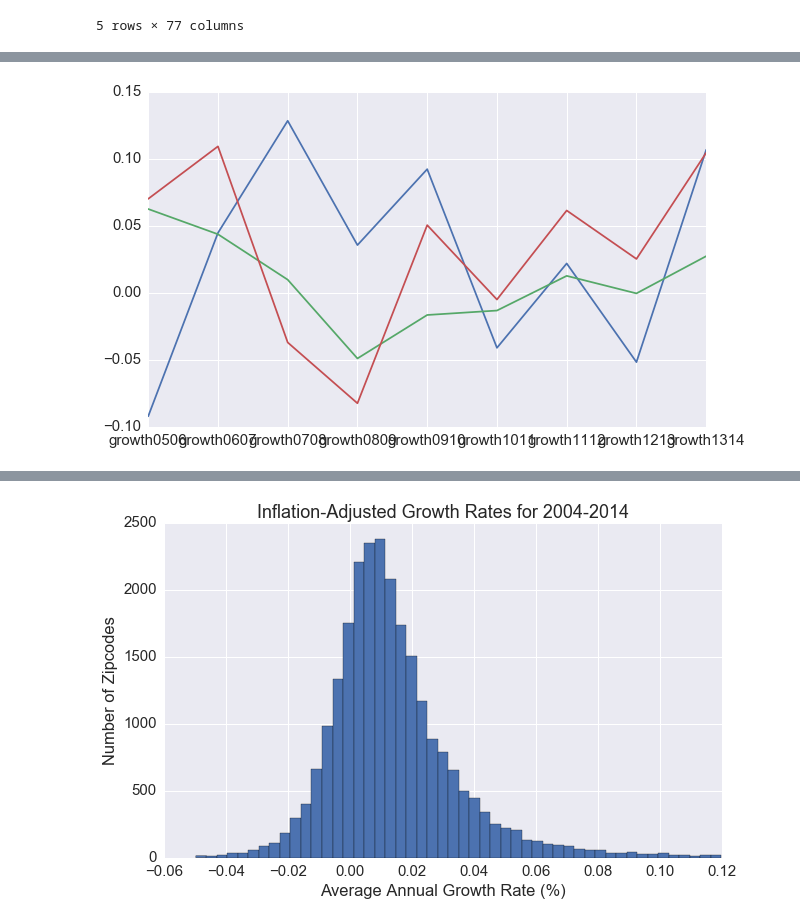
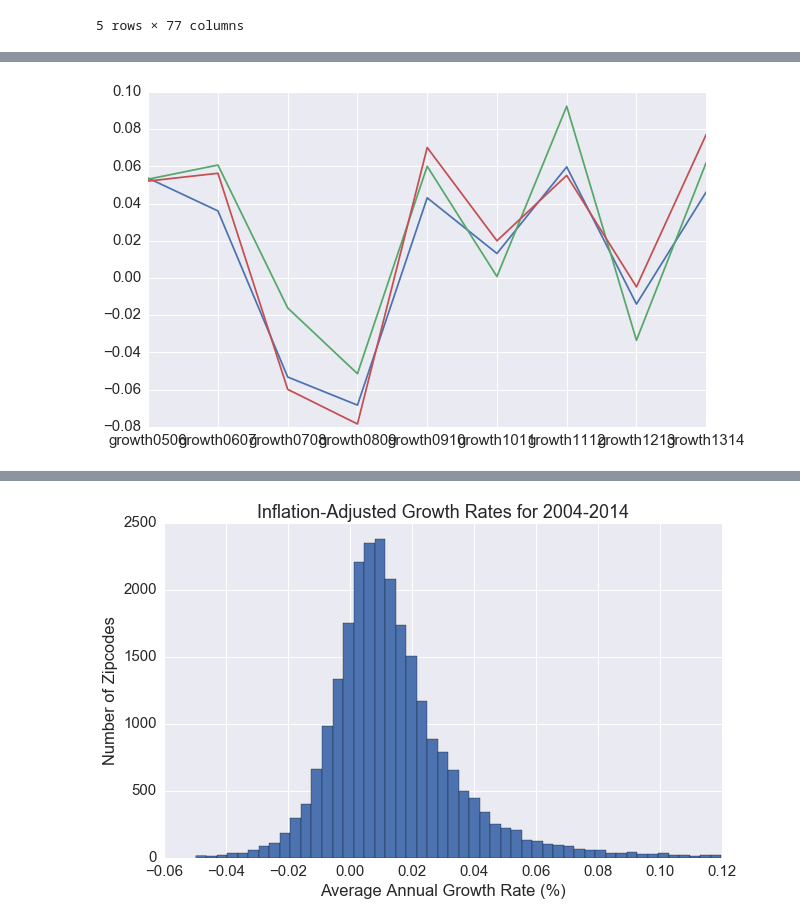
Before and after one commit to sleichen/Data-Incubator, a Jupyter notebook: DataIncubatorProjectv3.ipynb, the cells around one changed output, grey strips where cells are left out. Cells and saved outputs as stored; diff of their text form; code cells hidden in the pictures.

```diff
--- a/DataIncubatorProjectv3.ipynb
+++ b/DataIncubatorProjectv3.ipynb
@@ -46,12 +51,16 @@ tax_data['12'].head()
 def find_agi_data(years):
     agi_data = {}
     for year in years:
-        agi_data[year] = tax_data[year][['zipcode', 'agi', 'num_returns', 'num_exemp']].groupby('zipcode',as_index=False).sum().copy()
+        agi_data[year] = tax_data[year][['state','zipcode', 'agi', 'num_returns', 'num_exemp']].groupby(['state', 'zipcode'],as_index=False).sum().copy()
+        agi_data[year] = agi_data[year][agi_data[year]['num_returns']>250]
+        agi_data[year] = agi_data[year][agi_data[year]['zipcode']>0]
+        agi_data[year] = agi_data[year][['state', 'agi', 'num_returns', 'num_exemp']].groupby('state',as_index=False).sum().copy()
         labels = {'num_returns':'num_returns'+year, 'num_exemp':'num_exemp'+year, 'agi':'agi'+year}
         agi_data[year].rename(columns = labels, inplace = True)
+        agi_data[year]['state'] = map(lambda x: x.upper(), agi_data[year]['state'])
         if year in ['07','08']:
             agi_data[year]['agi'+year] = agi_data[year]['agi'+year]/1000
-    return reduce(lambda left,right: pd.merge(left,right,on='zipcode'), [agi_data[year] for year in years])
+    return reduce(lambda left,right: pd.merge(left,right,on='state'), [agi_data[year] for year in years])
 # %%
 agi_data = find_agi_data(years)
 # %%
@@ -62,4 +71,4 @@ inflation_rate = {'05':3.42,'06':2.54,'07':4.08,\
 for i in xrange(len(years)-1):
     agi_data['growth'+years[i]+years[i+1]] = agi_data['agi'+years[i+1]]/agi_data['agi'+years[i]] - 1 - inflation_rate[years[i+1]]/100
 # %%
-agi_data.set_index('zipcode', inplace=True)
+agi_data.set_index('state', inplace=True)
@@ -79,7 +111,7 @@ agi_data.head()
 # %%
-rand_rows = [np.random.randint(1,25000) for i in xrange(3)]
+rand_rows = [np.random.randint(1,50) for i in xrange(3)]
 growth_list = ['growth'+years[i]+years[i+1] for i in xrange(len(years)-1)]
 for row in rand_rows:
     agi_data[growth_list].iloc[row].plot()
 # %% [output]
-[figure, old version]
+[figure, new version]
```
Also changed, not shown: parts of 11 cells of this notebook, 30 other files.
